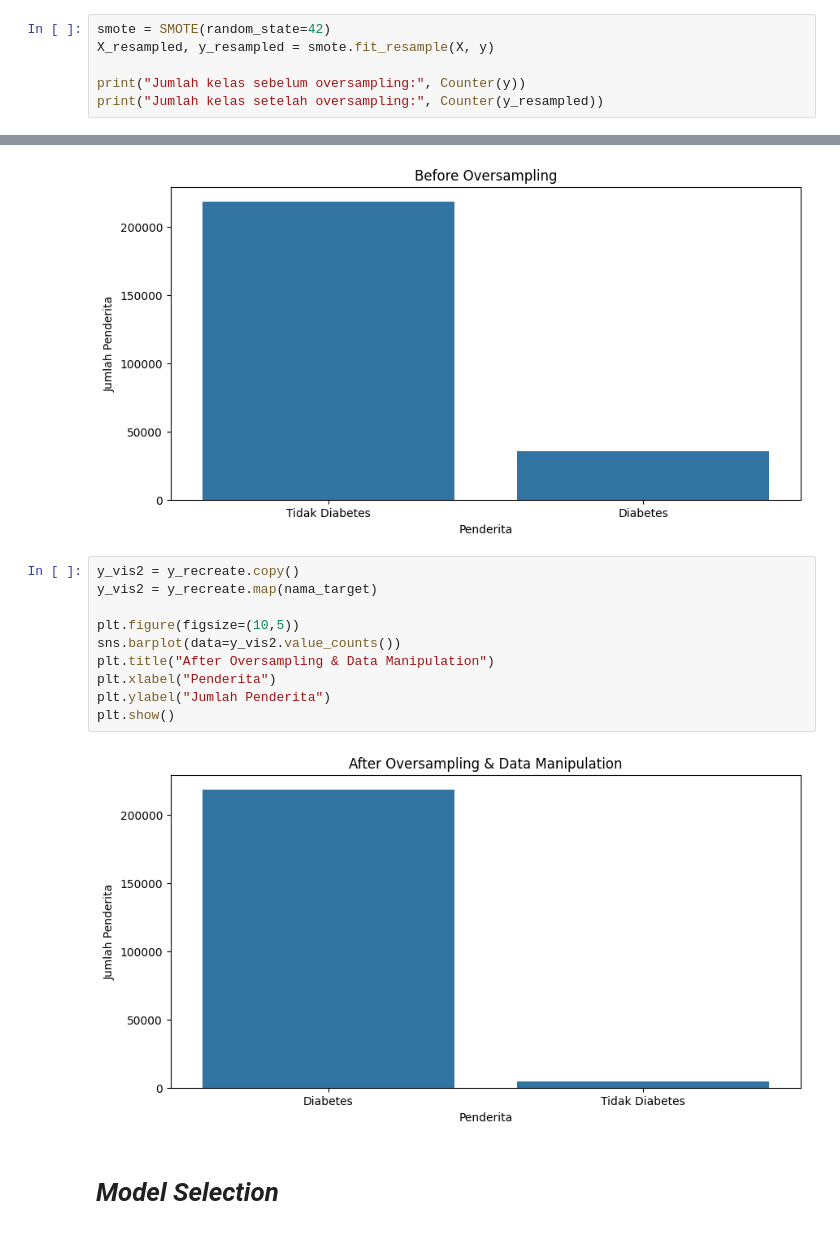
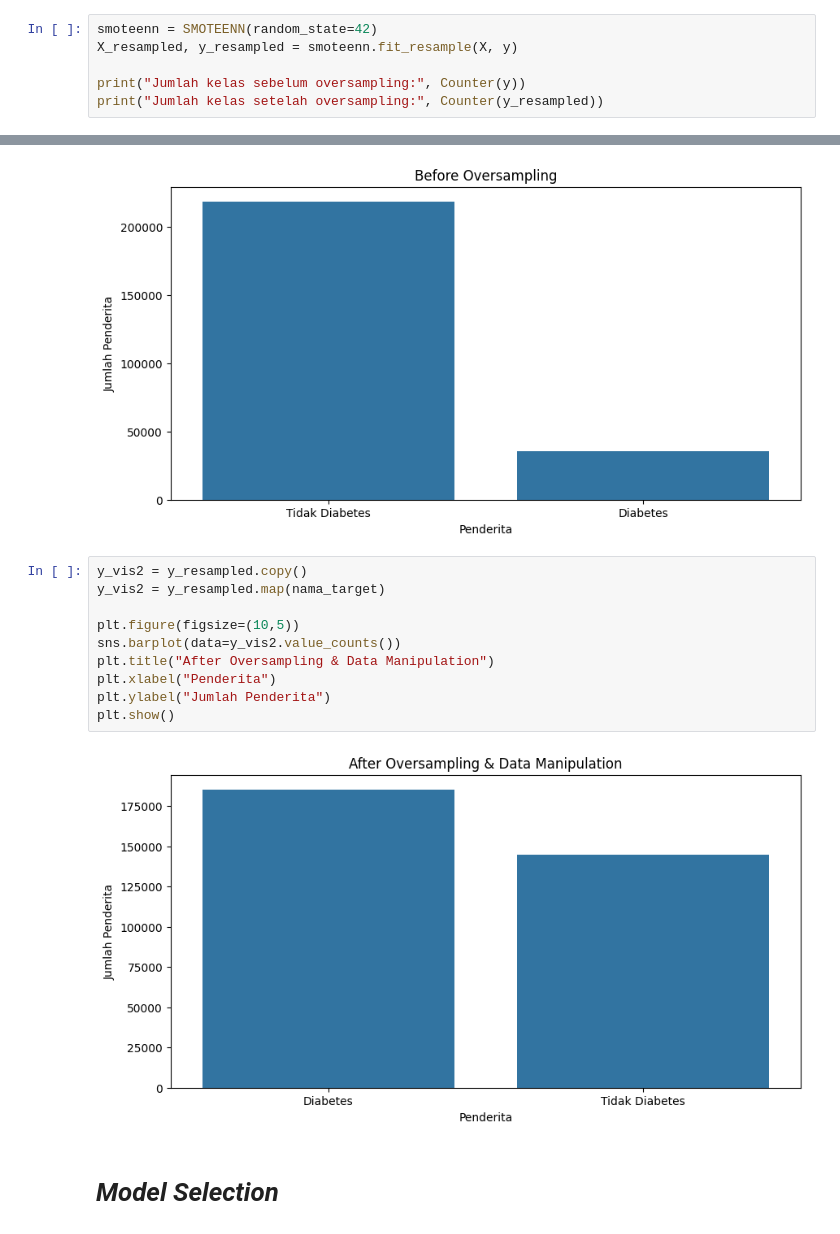
Before and after one commit to Ariqueeezz/MachineLearningProject, a Jupyter notebook: Experiment_DiabetesPrediction.ipynb, the cells around one changed output, grey strips where cells are left out. Saved outputs shown, nothing was run; the diff lists cells and outputs as text.

Commit message:
Mengubah SMOTE menjadi SMOTEENN

```diff
--- a/Experiment_DiabetesPrediction.ipynb
+++ b/Experiment_DiabetesPrediction.ipynb
@@ -171,8 +175,8 @@ Metode yang saya pakai untuk over sampling ini adalah SMOTE yang lebih bagus dar
 X = data_scaled.drop(columns=['Diabetes_binary'])
 y = data_scaled['Diabetes_binary']
 # %%
-smote = SMOTE(random_state=42)
-X_resampled, y_resampled = smote.fit_resample(X, y)
+smoteenn = SMOTEENN(random_state=42)
+X_resampled, y_resampled = smoteenn.fit_resample(X, y)
 
 print("Jumlah kelas sebelum oversampling:", Counter(y))
 print("Jumlah kelas setelah oversampling:", Counter(y_resampled))
@@ -209,17 +211,17 @@ plt.show()
 # %% [output]
 [figure]
 # %%
-y_vis2 = y_recreate.copy()
-y_vis2 = y_recreate.map(nama_target)
+y_vis2 = y_resampled.copy()
+y_vis2 = y_resampled.map(nama_target)
 
 plt.figure(figsize=(10,5))
 sns.barplot(data=y_vis2.value_counts())
 plt.title("After Oversampling & Data Manipulation")
 plt.xlabel("Penderita")
 plt.ylabel("Jumlah Penderita")
 plt.show()
 # %% [output]
-[figure, old version]
+[figure, new version]
 # %% [markdown]
 # ***Model Selection***
 # %%
```
Also changed, not shown: parts of 19 cells of this notebook.
